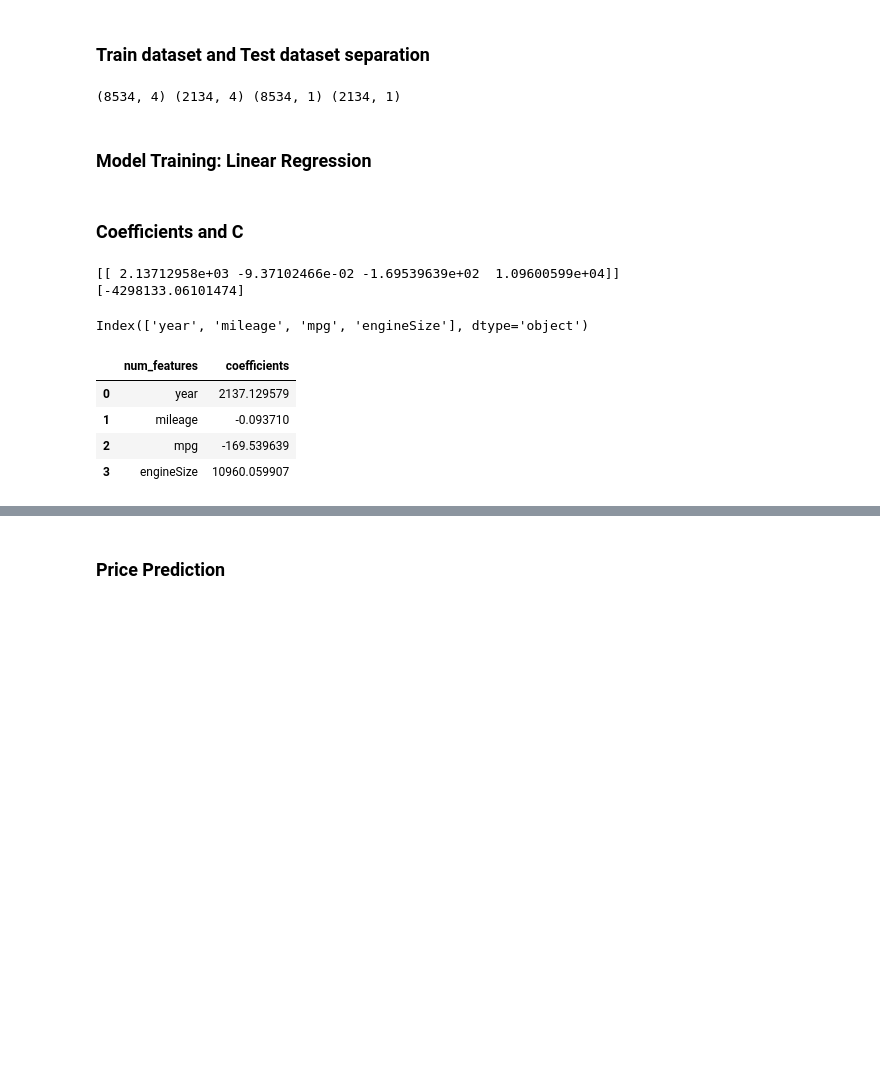
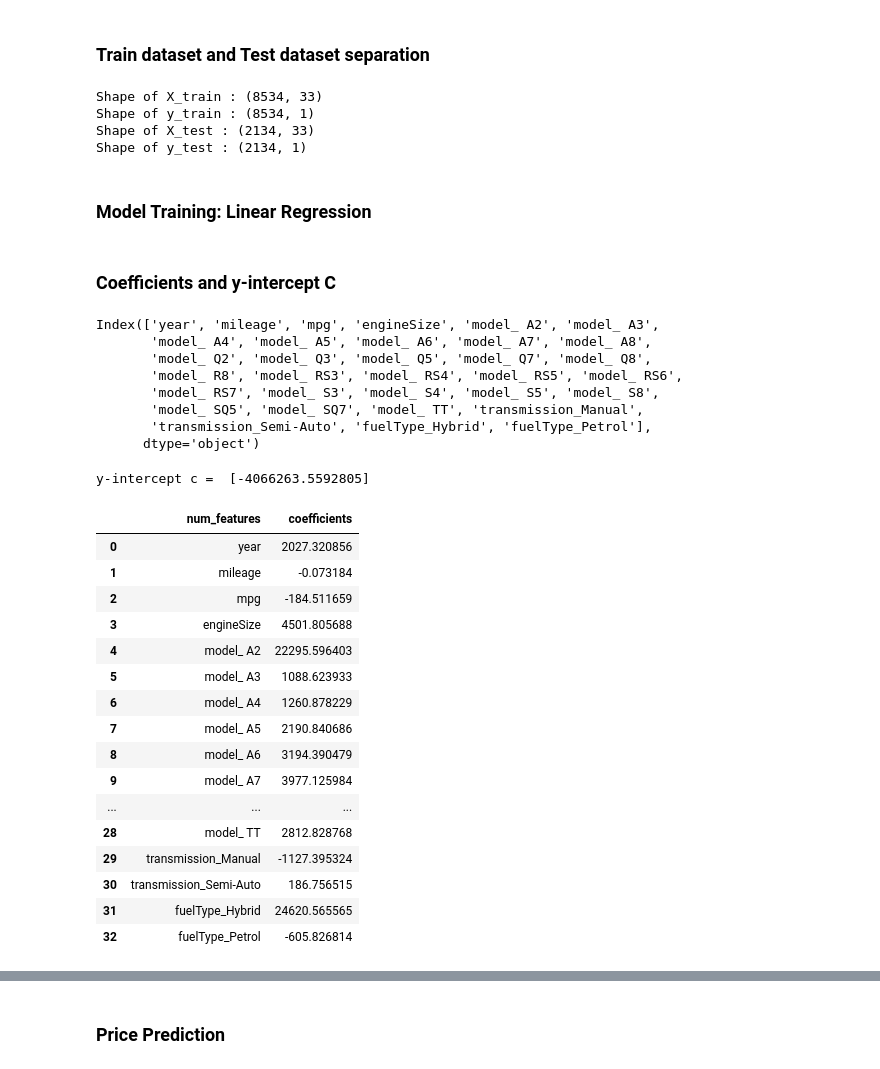
Before and after one commit to FarhatGani/Audi_Used_Car_Analysis, a Jupyter notebook: audi_used_car_ML.ipynb, the cells around one changed output, grey strips where cells are left out. Cells and saved outputs as stored; diff of their text form; code cells hidden in the pictures; blank space fills up the shorter version.

```diff
--- a/audi_used_car_ML.ipynb
+++ b/audi_used_car_ML.ipynb
@@ -71,0 +117,8 @@ Shape of y = (10668, 1)
+# %%
+# separate the training features
+X = df.drop(['price'], axis=1)
+print( X.shape)
+
+# seprate the target variable
+target = df[['price']]
+print(target.shape)
@@ -71,0 +167,7 @@ Shape of y = (10668, 1)
+# %%
+# To see maximum number of columns
+#pd.options.display.max_columns =40
+
+X = pd.get_dummies(X, drop_first=True)
+display(X.head(10))
+print(X.shape)
@@ -72,38 +188,64 @@ Shape of y = (10668, 1)
 # %% [markdown]
 ### Train dataset and Test dataset separation
 # %%
-x_train, x_test, y_train, y_test = train_test_split(x, y, train_size=0.8, random_state=11)
+X_train, X_test, y_train, y_test = train_test_split(X, target, train_size=0.8, random_state=11)
 
-print(x_train.shape, x_test.shape, y_train.shape, y_test.shape)
+print("Shape of X_train :", X_train.shape)
+print('Shape of y_train :', y_train.shape)
+print('Shape of X_test :', X_test.shape)
+print('Shape of y_test :', y_test.shape)
 # %% [output]
-(8534, 4) (2134, 4) (8534, 1) (2134, 1)
+Shape of X_train : (8534, 33)
+Shape of y_train : (8534, 1)
+Shape of X_test : (2134, 33)
+Shape of y_test : (2134, 1)
 # %% [markdown]
 ### Model Training: Linear Regression
 # %%
 model = LinearRegression()
-model = model.fit(x_train, y_train)
+model = model.fit(X_train, y_train)
 # %% [markdown]
-### Coefficients and C
+### Coefficients and y-intercept C
 # %%
-coefficients = model.coef_
-c = model.intercept_
-print(coefficients)
-print(c)
+print(X.columns)
 # %% [output]
-[[ 2.13712958e+03 -9.37102466e-02 -1.69539639e+02  1.09600599e+04]]
-[-4298133.06101474]
+Index(['year', 'mileage', 'mpg', 'engineSize', 'model_ A2', 'model_ A3',
+       'model_ A4', 'model_ A5', 'model_ A6', 'model_ A7', 'model_ A8',
+       'model_ Q2', 'model_ Q3', 'model_ Q5', 'model_ Q7', 'model_ Q8',
+       'model_ R8', 'model_ RS3', 'model_ RS4', 'model_ RS5', 'model_ RS6',
+       'model_ RS7', 'model_ S3', 'model_ S4', 'model_ S5', 'model_ S8',
+       'model_ SQ5', 'model_ SQ7', 'model_ TT', 'transmission_Manual',
+       'transmission_Semi-Auto', 'fuelType_Hybrid', 'fuelType_Petrol'],
+      dtype='object')
 # %%
-x.columns
+coefficients = model.coef_
+#print("coefficients = ", coefficients)
+
+# y-intercept
+c = model.intercept_
+print("y-intercept c = ", c)
 # %% [output]
-Index(['year', 'mileage', 'mpg', 'engineSize'], dtype='object')
+y-intercept c =  [-4066263.5592805]
 # %%
-coef_df = pd.DataFrame({'num_features' : x.columns, 'coefficients' : np.squeeze(coefficients)})
+coef_df = pd.DataFrame({'num_features' : X.columns, 'coefficients' : np.squeeze(coefficients)})
 
 display(coef_df)
 # %% [output]
 |  | num_features | coefficients |
-| 0 | year | 2137.129579 |
-| 1 | mileage | -0.093710 |
-| 2 | mpg | -169.539639 |
-| 3 | engineSize | 10960.059907 |
+| 0 | year | 2027.320856 |
+| 1 | mileage | -0.073184 |
+| 2 | mpg | -184.511659 |
+| 3 | engineSize | 4501.805688 |
+| 4 | model_ A2 | 22295.596403 |
+| 5 | model_ A3 | 1088.623933 |
+| 6 | model_ A4 | 1260.878229 |
+| 7 | model_ A5 | 2190.840686 |
+| 8 | model_ A6 | 3194.390479 |
+| 9 | model_ A7 | 3977.125984 |
+| ... | ... | ... |
+| 28 | model_ TT | 2812.828768 |
+| 29 | transmission_Manual | -1127.395324 |
+| 30 | transmission_Semi-Auto | 186.756515 |
+| 31 | fuelType_Hybrid | 24620.565565 |
+| 32 | fuelType_Petrol | -605.826814 |
 # %% [markdown]
```
Also changed, not shown: parts of 29 cells of this notebook.
